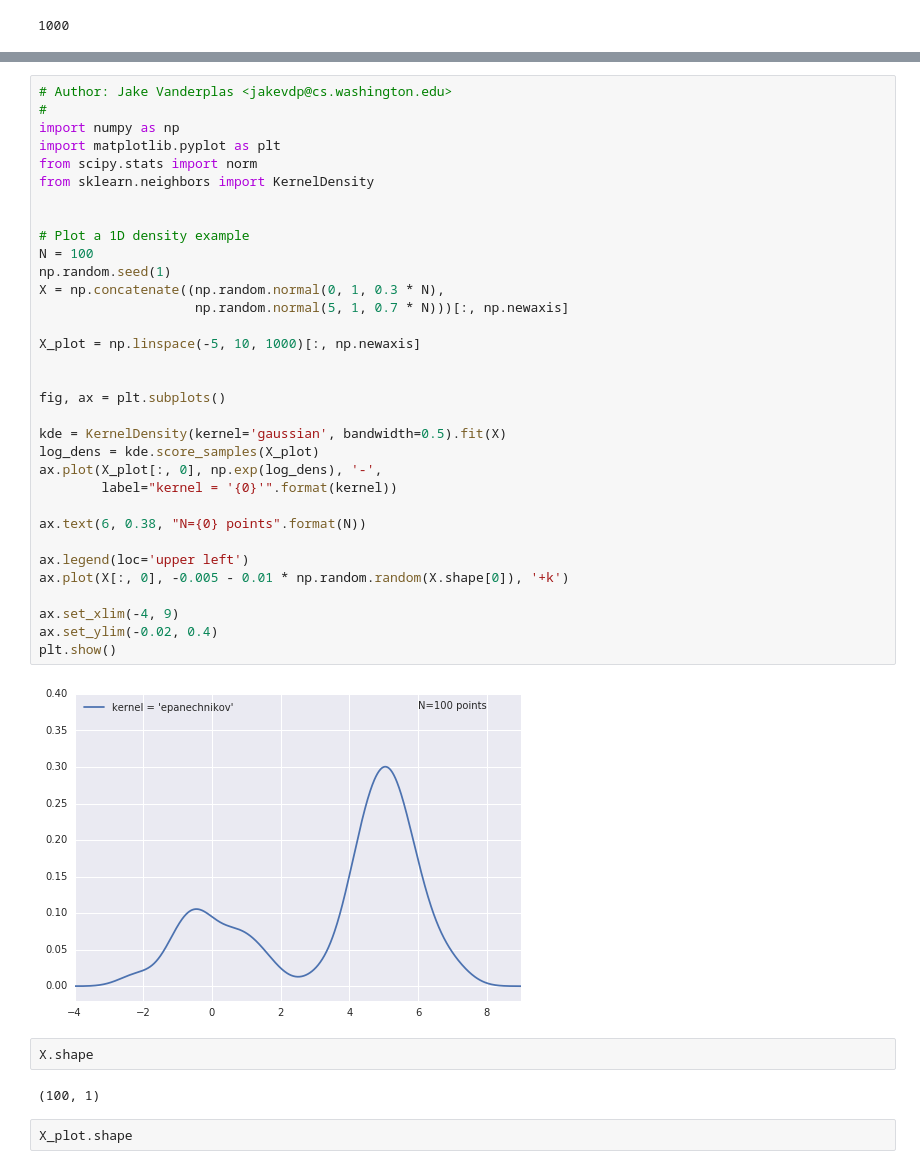
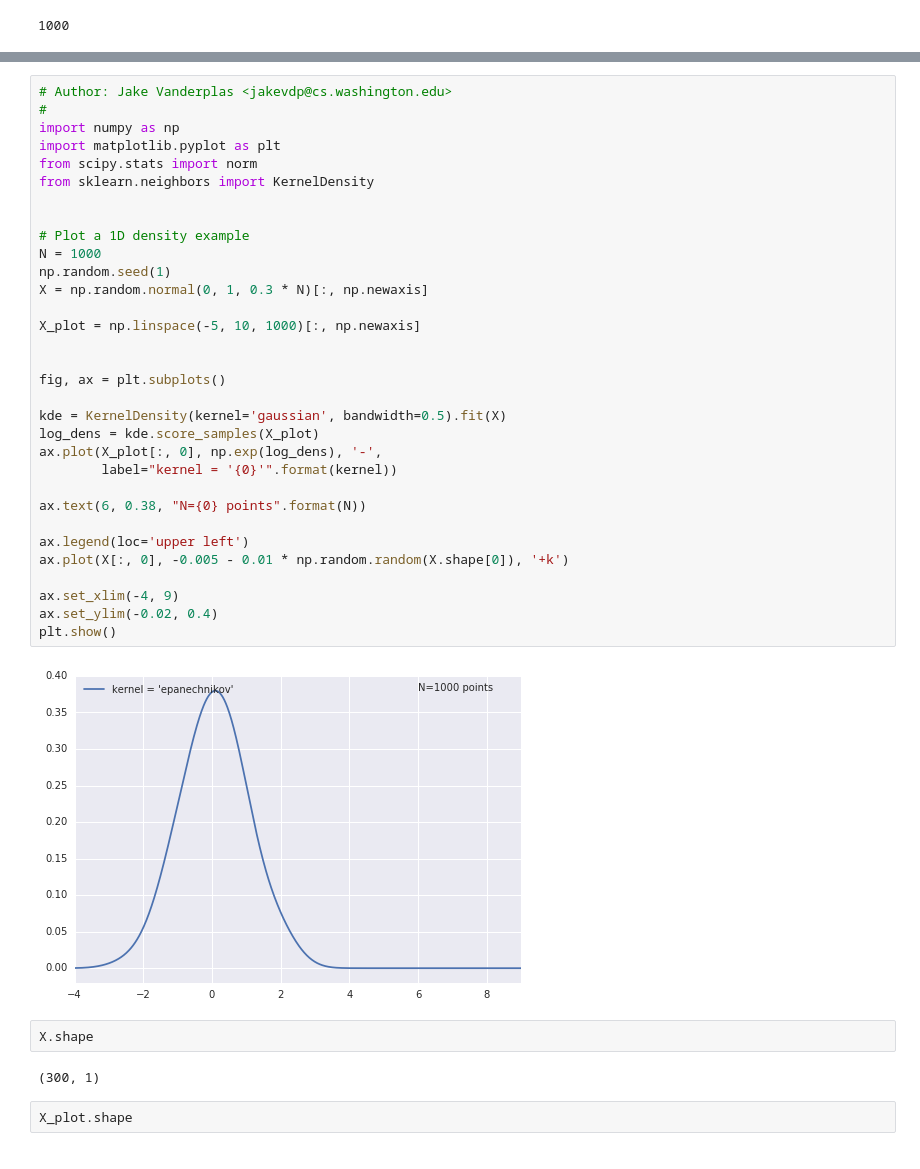
Before and after one commit to nispc/gcloud-test, a Jupyter notebook: GeoPandas.ipynb, the cells around one changed output, grey strips where cells are left out. Cells and saved outputs as stored; diff of their text form.

```diff
--- a/GeoPandas.ipynb
+++ b/GeoPandas.ipynb
@@ -271,41 +271,40 @@ array([[ -5.        ],
 # Author: Jake Vanderplas <jakevdp@cs.washington.edu>
 #
 import numpy as np
 import matplotlib.pyplot as plt
 from scipy.stats import norm
 from sklearn.neighbors import KernelDensity
 
 
 # Plot a 1D density example
-N = 100
+N = 1000
 np.random.seed(1)
-X = np.concatenate((np.random.normal(0, 1, 0.3 * N),
-                    np.random.normal(5, 1, 0.7 * N)))[:, np.newaxis]
+X = np.random.normal(0, 1, 0.3 * N)[:, np.newaxis]
 
 X_plot = np.linspace(-5, 10, 1000)[:, np.newaxis]
 
 
 fig, ax = plt.subplots()
 
 kde = KernelDensity(kernel='gaussian', bandwidth=0.5).fit(X)
 log_dens = kde.score_samples(X_plot)
 ax.plot(X_plot[:, 0], np.exp(log_dens), '-',
         label="kernel = '{0}'".format(kernel))
 
 ax.text(6, 0.38, "N={0} points".format(N))
 
 ax.legend(loc='upper left')
 ax.plot(X[:, 0], -0.005 - 0.01 * np.random.random(X.shape[0]), '+k')
 
 ax.set_xlim(-4, 9)
 ax.set_ylim(-0.02, 0.4)
 plt.show()
 # %% [output]
-[figure, old version]
+[figure, new version]
 # %%
 X.shape
 # %% [output]
-(100, 1)
+(300, 1)
 # %%
 X_plot.shape
 # %% [output]
```
